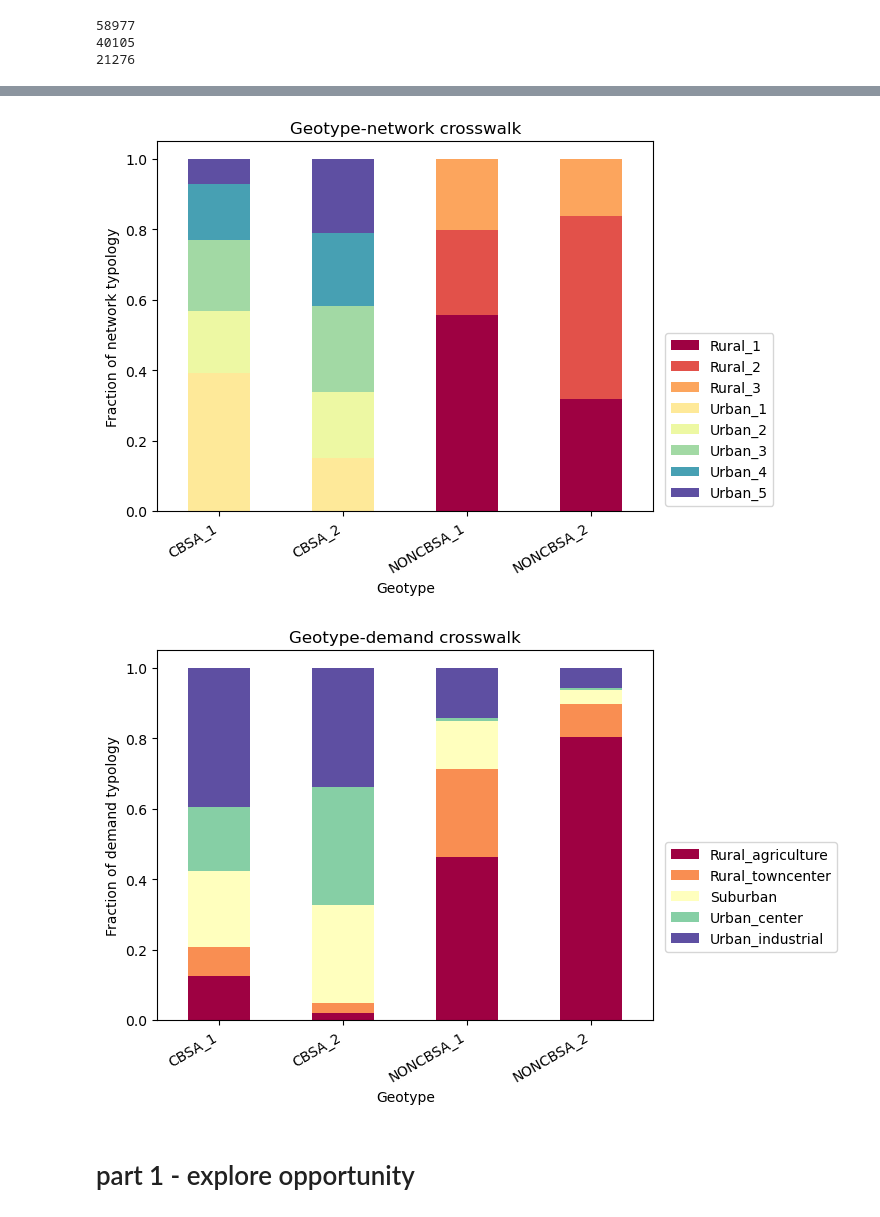
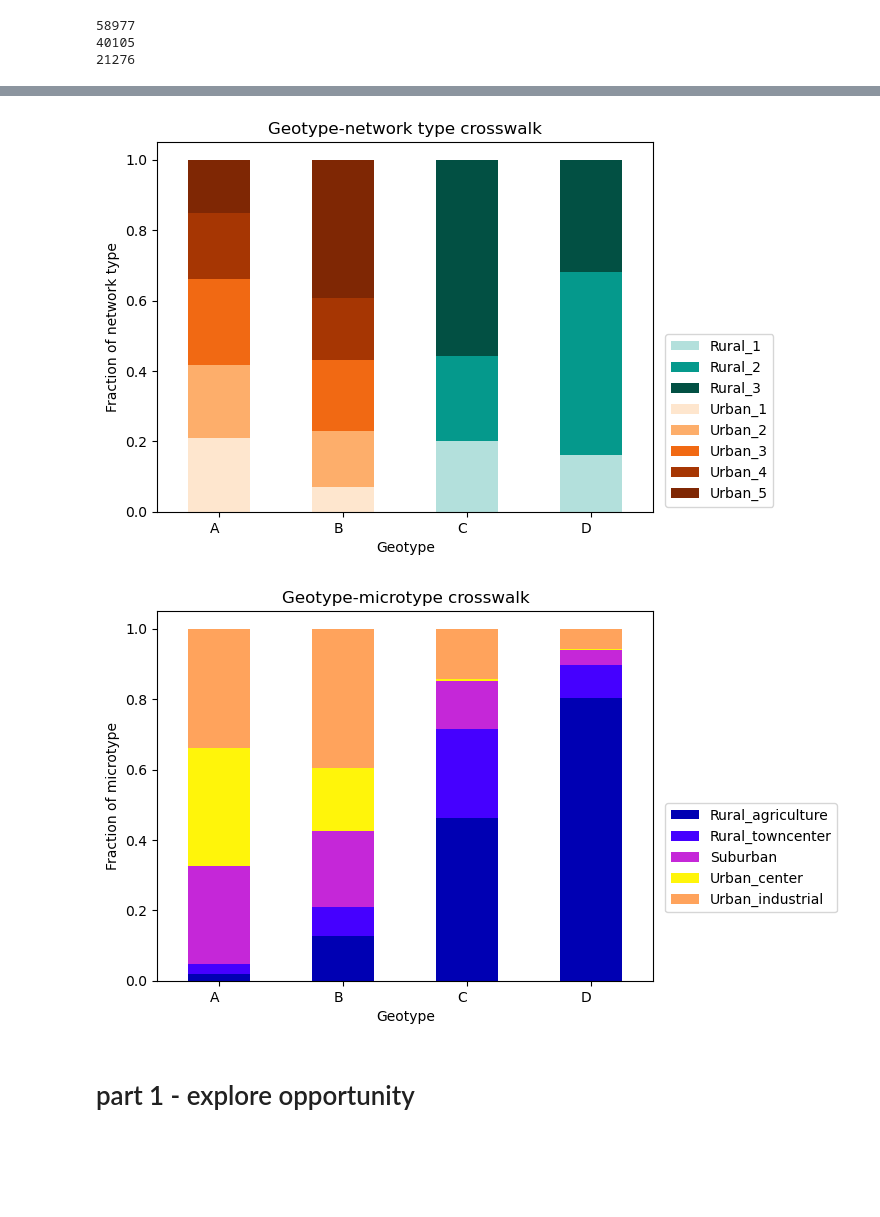
Before and after one commit to LBNL-UCB-STI/GEMS-data, a Jupyter notebook: accessibility/explore_trip_rate_and_opportunity.ipynb, the cells around one changed output, grey strips where cells are left out. Saved outputs shown, nothing was run; the diff lists cells and outputs as text; code cells hidden in the pictures; blank space fills up the shorter version.

```diff
--- a/accessibility/explore_trip_rate_and_opportunity.ipynb
+++ b/accessibility/explore_trip_rate_and_opportunity.ipynb
@@ -219,25 +226,33 @@ order_network = ['Urban_1', 'Urban_2', 'Urban_3', 'Urban_4', 'Urban_5',
 # %%
 # typology cross tab
+# from colour import Color
+# from matplotlib.colors import LinearSegmentedColormap
+
 network_by_demand = \
 pd.pivot_table(typology_results_2020,
-               index = 'demand_microtype_comb',
+               index = 'demand_microtype',
                columns = 'network_microtype',
                values = 'GEOID',
                aggfunc = 'count')
 
 # network_by_demand = network_by_demand.reset_index()
-
+net_palette = ['#b3e0dc','#05998c', '#025043', # rural blues
+               "#fee6ce", "#fdae6b", "#f16913", "#a63603", "#7f2704"]
+net_cmap = ListedColormap(net_palette)
+# color_ramp = LinearSegmentedColormap.from_list( 'my_list', [ Color( c1 ).rgb for c1 in net_palette ] )
 network_by_demand_frac = network_by_demand.copy()
 class_label = typology_results_2020.network_microtype.unique()
+network_by_demand_frac = network_by_demand_frac.loc[order_demand]
 network_by_demand_frac.loc[:, class_label] = \
     network_by_demand_frac.loc[:, class_label].div(network_by_demand_frac.loc[:, class_label].sum(axis=1), axis=0)
 
-network_by_demand_frac.plot(kind = 'bar', stacked = True, colormap='Spectral')
+network_by_demand_frac.plot(kind = 'bar', stacked = True,
+                            colormap=net_cmap)
 plt.xticks(rotation = 30, ha = 'right')
 plt.legend(bbox_to_anchor = (1.01, 0.5))
-plt.ylabel('Fraction of network typology')
-plt.xlabel('Demand microtype')
-plt.title('Demand-network crosswalk')
+plt.ylabel('Fraction of network type')
+plt.xlabel('Microtype')
+plt.title('Microtype-network type crosswalk')
 plt.savefig('plot/demand_network_typology_crosswalk.png', dpi = 300,
            bbox_inches = 'tight')
 plt.show()
@@ -246,5 +285,9 @@ plt.show()
 # %%
 # typology cross tab
+from matplotlib.colors import LinearSegmentedColormap, ListedColormap
+demand_cmap = ListedColormap(palette)
+
+
 network_by_geotype = \
 pd.pivot_table(typology_results_2020,
                index = 'geotype',
@@ -257,45 +300,45 @@ pd.pivot_table(typology_results_2020,
 network_by_geotype_frac = network_by_geotype.copy()
 class_label = typology_results_2020.network_microtype.unique()
 network_by_geotype_frac.loc[:, class_label] = \
     network_by_geotype_frac.loc[:, class_label].div(network_by_geotype_frac.loc[:, class_label].sum(axis=1), axis=0)
 
-network_by_geotype_frac.plot(kind = 'bar', stacked = True, colormap='Spectral')
-plt.xticks(rotation = 30, ha = 'right')
+network_by_geotype_frac.plot(kind = 'bar', stacked = True, colormap=net_cmap)
+plt.xticks(rotation = 0, ha = 'right')
 plt.legend(bbox_to_anchor = (1.01, 0.5))
-plt.ylabel('Fraction of network typology')
+plt.ylabel('Fraction of network type')
 plt.xlabel('Geotype')
-plt.title('Geotype-network crosswalk')
+plt.title('Geotype-network type crosswalk')
 plt.savefig('plot/geotype_network_typology_crosswalk.png', dpi = 300,
            bbox_inches = 'tight')
 plt.show()
 
 # typology cross tab -demand
 demand_by_geotype = \
 pd.pivot_table(typology_results_2020,
                index = 'geotype',
-               columns = 'demand_microtype_comb',
+               columns = 'demand_microtype',
                values = 'GEOID',
                aggfunc = 'count')
 
 # network_by_demand = network_by_demand.reset_index()
 
 demand_by_geotype_frac = demand_by_geotype.copy()
-class_label = typology_results_2020.demand_microtype_comb.unique()
+class_label = typology_results_2020.demand_microtype.unique()
 demand_by_geotype_frac.loc[:, class_label] = \
     demand_by_geotype_frac.loc[:, class_label].div(demand_by_geotype_frac.loc[:, class_label].sum(axis=1), axis=0)
 
-demand_by_geotype_frac.plot(kind = 'bar', stacked = True, colormap='Spectral')
-plt.xticks(rotation = 30, ha = 'right')
+demand_by_geotype_frac.plot(kind = 'bar', stacked = True, colormap=demand_cmap)
+plt.xticks(rotation = 0, ha = 'right')
 plt.legend(bbox_to_anchor = (1.01, 0.5))
-plt.ylabel('Fraction of demand typology')
+plt.ylabel('Fraction of microtype')
 plt.xlabel('Geotype')
-plt.title('Geotype-demand crosswalk')
+plt.title('Geotype-microtype crosswalk')
 plt.savefig('plot/geotype_demand_typology_crosswalk.png', dpi = 300,
            bbox_inches = 'tight')
 plt.show()
 # %% [output]
-[figure, old version]
+[figure, new version]
-[figure, old version]
+[figure, new version]
 # %% [markdown]
 # part 1 - explore opportunity
 # %%
```
Also changed, not shown: parts of 25 cells of this notebook, 1 other file.
